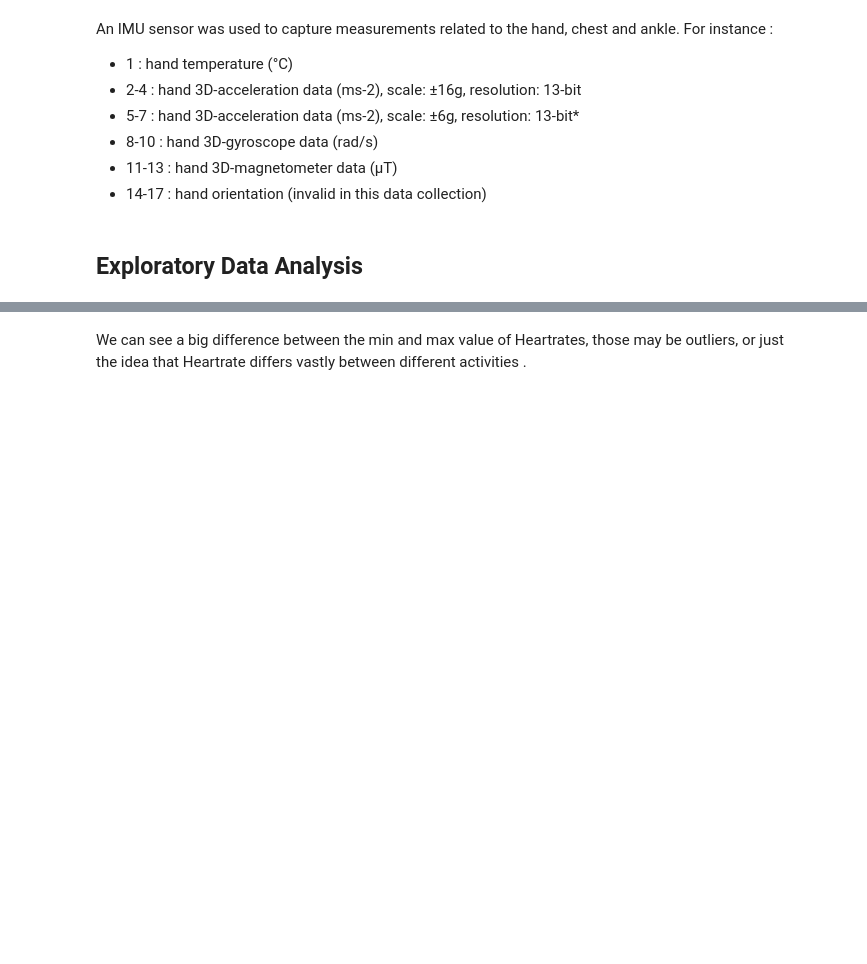
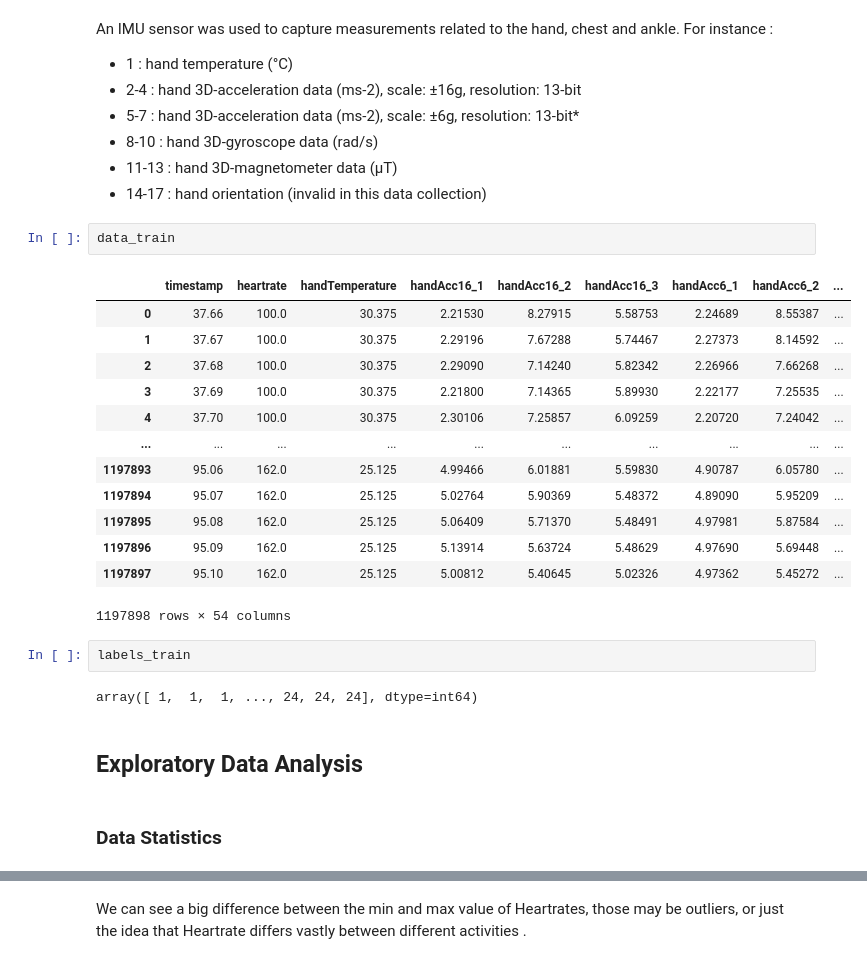
Before and after one commit to xAhmad1/PhysicalActivityDetection, a Jupyter notebook: Starting_notebook.ipynb, the cells around one changed output, grey strips where cells are left out. Drawn from its saved outputs; the diff is of its cells as text; blank space fills up the shorter version.

```diff
--- a/Starting_notebook.ipynb
+++ b/Starting_notebook.ipynb
@@ -110,8 +158,30 @@ For instance :
 - 8-10 : hand 3D-gyroscope data (rad/s)
 - 11-13 : hand 3D-magnetometer data (μT)
 - 14-17 : hand orientation (invalid in this data collection)
+# %%
+data_train
+# %% [output]
+|  | timestamp | heartrate | handTemperature | handAcc16_1 | handAcc16_2 | handAcc16_3 | handAcc6_1 | handAcc6_2 | ... |
+| 0 | 37.66 | 100.0 | 30.375 | 2.21530 | 8.27915 | 5.58753 | 2.24689 | 8.55387 | ... |
+| 1 | 37.67 | 100.0 | 30.375 | 2.29196 | 7.67288 | 5.74467 | 2.27373 | 8.14592 | ... |
+| 2 | 37.68 | 100.0 | 30.375 | 2.29090 | 7.14240 | 5.82342 | 2.26966 | 7.66268 | ... |
+| 3 | 37.69 | 100.0 | 30.375 | 2.21800 | 7.14365 | 5.89930 | 2.22177 | 7.25535 | ... |
+| 4 | 37.70 | 100.0 | 30.375 | 2.30106 | 7.25857 | 6.09259 | 2.20720 | 7.24042 | ... |
+| ... | ... | ... | ... | ... | ... | ... | ... | ... | ... |
+| 1197893 | 95.06 | 162.0 | 25.125 | 4.99466 | 6.01881 | 5.59830 | 4.90787 | 6.05780 | ... |
+| 1197894 | 95.07 | 162.0 | 25.125 | 5.02764 | 5.90369 | 5.48372 | 4.89090 | 5.95209 | ... |
+| 1197895 | 95.08 | 162.0 | 25.125 | 5.06409 | 5.71370 | 5.48491 | 4.97981 | 5.87584 | ... |
+| 1197896 | 95.09 | 162.0 | 25.125 | 5.13914 | 5.63724 | 5.48629 | 4.97690 | 5.69448 | ... |
+| 1197897 | 95.10 | 162.0 | 25.125 | 5.00812 | 5.40645 | 5.02326 | 4.97362 | 5.45272 | ... |
+1197898 rows × 54 columns
+# %%
+labels_train
+# %% [output]
+array([ 1,  1,  1, ..., 24, 24, 24], dtype=int64)
 # %% [markdown]
 ## Exploratory Data Analysis
+# %% [markdown]
+### Data Statistics
 # %%
 data_train['heartrate'].describe()
 # %% [output]
```
Also changed, not shown: parts of 31 cells of this notebook, 2 other files.
